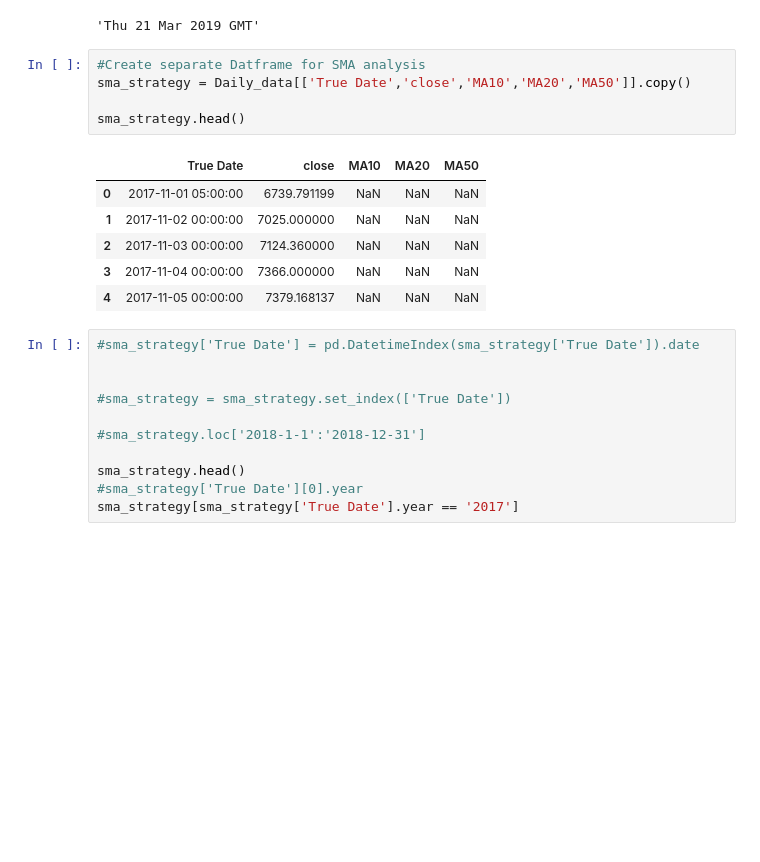
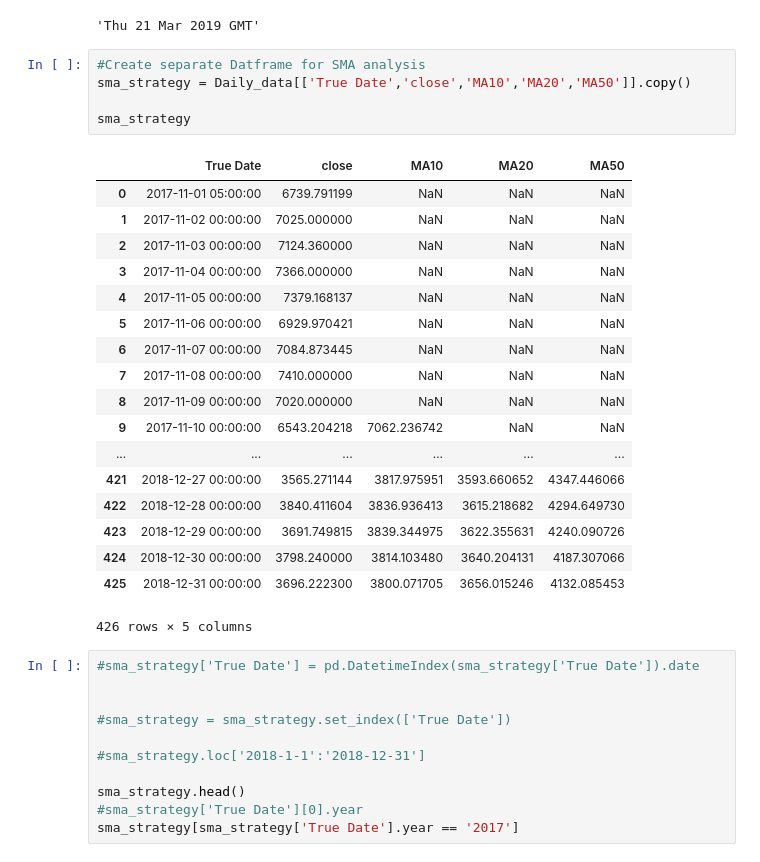
Before and after one commit to eliaselmet/Crypto-Project, a Jupyter notebook: Brainstorm.ipynb, the cells around one changed output. Saved outputs shown, nothing was run; the diff lists cells and outputs as text; blank space fills up the shorter version.

```diff
--- a/Brainstorm.ipynb
+++ b/Brainstorm.ipynb
@@ -89,15 +92,27 @@ time.strftime("%a %d %b %Y GMT", time.gmtime(1553144400.0))
 # %%
 #Create separate Datframe for SMA analysis
 sma_strategy = Daily_data[['True Date','close','MA10','MA20','MA50']].copy()
 
-sma_strategy.head()
+sma_strategy
 # %% [output]
 |  | True Date | close | MA10 | MA20 | MA50 |
 | 0 | 2017-11-01 05:00:00 | 6739.791199 | NaN | NaN | NaN |
 | 1 | 2017-11-02 00:00:00 | 7025.000000 | NaN | NaN | NaN |
 | 2 | 2017-11-03 00:00:00 | 7124.360000 | NaN | NaN | NaN |
 | 3 | 2017-11-04 00:00:00 | 7366.000000 | NaN | NaN | NaN |
 | 4 | 2017-11-05 00:00:00 | 7379.168137 | NaN | NaN | NaN |
+| 5 | 2017-11-06 00:00:00 | 6929.970421 | NaN | NaN | NaN |
+| 6 | 2017-11-07 00:00:00 | 7084.873445 | NaN | NaN | NaN |
+| 7 | 2017-11-08 00:00:00 | 7410.000000 | NaN | NaN | NaN |
+| 8 | 2017-11-09 00:00:00 | 7020.000000 | NaN | NaN | NaN |
+| 9 | 2017-11-10 00:00:00 | 6543.204218 | 7062.236742 | NaN | NaN |
+| ... | ... | ... | ... | ... | ... |
+| 421 | 2018-12-27 00:00:00 | 3565.271144 | 3817.975951 | 3593.660652 | 4347.446066 |
+| 422 | 2018-12-28 00:00:00 | 3840.411604 | 3836.936413 | 3615.218682 | 4294.649730 |
+| 423 | 2018-12-29 00:00:00 | 3691.749815 | 3839.344975 | 3622.355631 | 4240.090726 |
+| 424 | 2018-12-30 00:00:00 | 3798.240000 | 3814.103480 | 3640.204131 | 4187.307066 |
+| 425 | 2018-12-31 00:00:00 | 3696.222300 | 3800.071705 | 3656.015246 | 4132.085453 |
+426 rows × 5 columns
 # %%
 #sma_strategy['True Date'] = pd.DatetimeIndex(sma_strategy['True Date']).date
 
```
Also changed, not shown: parts of 4 cells of this notebook.
